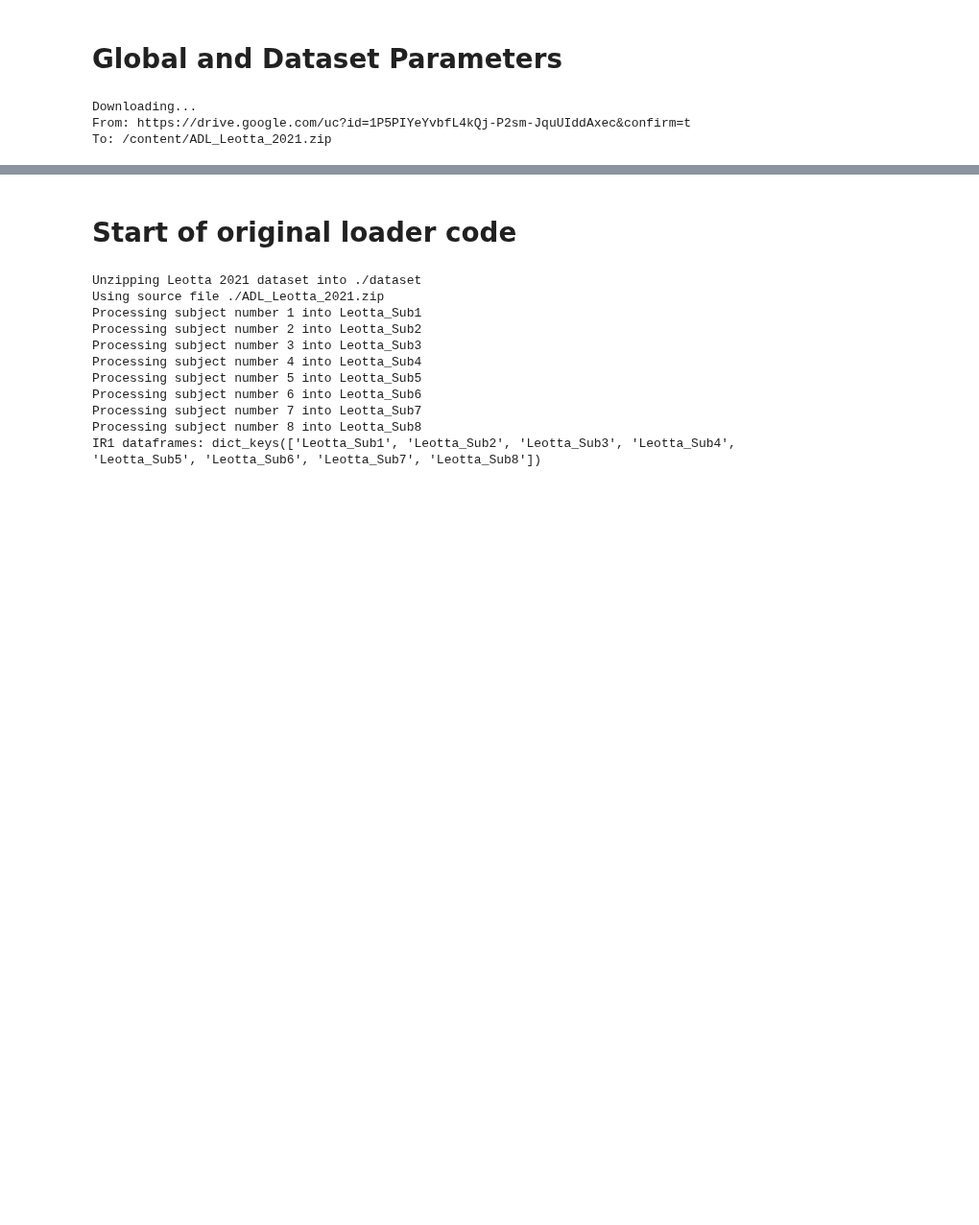
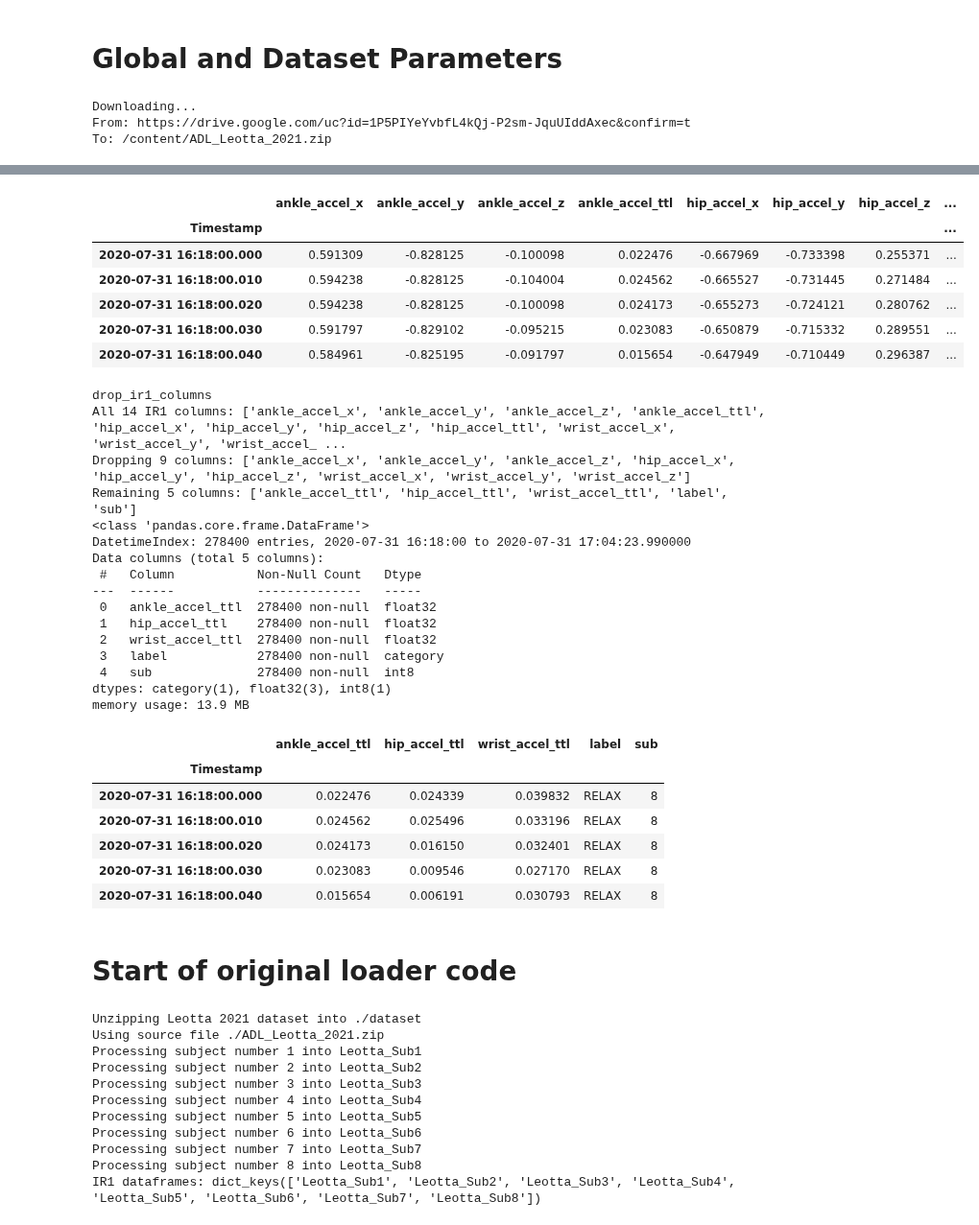
Before and after one commit to imics-lab/load_data_time_series, a Jupyter notebook: ADL/Leotta_2021/leotta_2021_load_dataset.ipynb, the cells around one changed output, grey strips where cells are left out. Shown at 96% size. Drawn from its saved outputs; the diff is of its cells as text; code cells hidden in the pictures; blank space fills up the shorter version.

Commit message:
minor checkin before moving drop columns to transforms

```diff
--- a/ADL/Leotta_2021/leotta_2021_load_dataset.ipynb
+++ b/ADL/Leotta_2021/leotta_2021_load_dataset.ipynb
@@ -72,15 +73,14 @@ verbose = True
 log_info = "" # a global to append dataset processing info
 
 # dataset parameters
-all_channel_list = ['accel_x', 'accel_y', 'accel_z','accel_ttl','bvp','eda','p_temp']
-# frequency = 32 - unlike some of the other loaders this is hardcoded due to
-# the unique sample freqencies that differ between the individual e4 sensors
-xforms.time_steps = 96 # three seconds at 32Hz
-xforms.stride = 32 # one second step for each sliding window
+xforms.time_steps = 300 # three seconds at 100Hz
+xforms.stride = 300 # no overlap of the sliding windows
+
+subj_alloc_dict = dict (train_subj = [1,2,7,8], valid_subj = [3,6], test_subj = [4,5])
+
 # The label_map_<dataset> contains a mapping from strings to ints for all
 # possible labels in the entire dataset.   This allows for predictable conversion
 # regardless of the slices.
-subj_alloc_dict = dict (train_subj = [1,2,7,8], valid_subj = [3,6], test_subj = [4,5])
 label_map_leotta = {"label":     {'OTHER':0,'RELAX':1,'KEYBOARD_WRITING':2,
                                   'LAPTOP':3,'HANDWRITING':4,'HANDWASHING':5,
                                   'FACEWASHING':6,'TEETHBRUSH':7,'SWEEPING':8,
@@ -89,7 +89,9 @@ label_map_leotta = {"label":     {'OTHER':0,'RELAX':1,'KEYBOARD_WRITING':2,
                                   'WALKING_FAST':15,'UPSTAIRS_FAST':16,
                                   'UPSTAIRS':17}} # from README.txt
 # %%
-interactive = False # runs when saved as .py, skip cell if developing/debugging
+# runs when saved as .py, skip cell if developing/debugging
+interactive = False
+verbose = False # note this can be changed after import using xforms.verbose = True
 # %%
 # Please go to https://dataverse.harvard.edu/dataset.xhtml?persistentId=doi:10.7910/DVN/G23QTS
 # to read through the terms and also find the proper citations if you use this dataset.
@@ -245,6 +338,70 @@ if interactive:
         display(df.head())
         break # just want one
     verbose = True
+# %%
+# this was originally in PSG-Audio - simple but minimally tested because I'm
+# afraid there will be too many other dependencies that need to change.
+# Updated/tested a version in Leotta before move into xforms.
+def drop_ir1_columns(df, drop_col_list):
+    """Used to remove IR1 columns, typically channels or labels that are not
+    required.   Benefit is that IR1 dataframes have named columns and by doing
+    this early it will save time and memory later.  There is a similar transform
+    for IR2/IR3 numpy arrays.   Hint:  To display full column list call with
+    empty drop_col_list and verbose = True
+    Args:
+        df = an IR1 format dataframe
+        drop_column_list = list of columns to drop ex ['accel_x','accel_y']
+    Returns:
+        df = updated IR1 sans columns"""
+    # TODO:  a lot of error checking should be added here
+    temp_all_cols = list(df)
+    keep_ch_list = [x for x in temp_all_cols if x not in drop_col_list]
+    if verbose:
+        print('drop_ir1_columns')
+        print('All',len(temp_all_cols),'IR1 columns:', temp_all_cols)
+        print('Dropping',len(drop_col_list),'columns:', drop_col_list)
+        print('Remaining',len(keep_ch_list),'columns:', keep_ch_list)
+    df = df[keep_ch_list]
+    return df
+if interactive:
+    leotta_comp_accel = ['ankle_accel_x', 'ankle_accel_y', 'ankle_accel_z',
+                         'hip_accel_x', 'hip_accel_y', 'hip_accel_z',
+                         'wrist_accel_x', 'wrist_accel_y', 'wrist_accel_z']
+    display(df_temp.head())
+    df_new = drop_ir1_columns(df_temp, drop_col_list = leotta_comp_accel)
+    df_new.info()
+    display(df_new.head())
+# %% [output]
+|  | ankle_accel_x | ankle_accel_y | ankle_accel_z | ankle_accel_ttl | hip_accel_x | hip_accel_y | hip_accel_z | ... |
+| Timestamp |  |  |  |  |  |  |  | ... |
+| 2020-07-31 16:18:00.000 | 0.591309 | -0.828125 | -0.100098 | 0.022476 | -0.667969 | -0.733398 | 0.255371 | ... |
+| 2020-07-31 16:18:00.010 | 0.594238 | -0.828125 | -0.104004 | 0.024562 | -0.665527 | -0.731445 | 0.271484 | ... |
+| 2020-07-31 16:18:00.020 | 0.594238 | -0.828125 | -0.100098 | 0.024173 | -0.655273 | -0.724121 | 0.280762 | ... |
+| 2020-07-31 16:18:00.030 | 0.591797 | -0.829102 | -0.095215 | 0.023083 | -0.650879 | -0.715332 | 0.289551 | ... |
+| 2020-07-31 16:18:00.040 | 0.584961 | -0.825195 | -0.091797 | 0.015654 | -0.647949 | -0.710449 | 0.296387 | ... |
+drop_ir1_columns
+All 14 IR1 columns: ['ankle_accel_x', 'ankle_accel_y', 'ankle_accel_z', 'ankle_accel_ttl', 'hip_accel_x', 'hip_accel_y', 'hip_accel_z', 'hip_accel_ttl', 'wrist_accel_x', 'wrist_accel_y', 'wrist_accel_ ...
+Dropping 9 columns: ['ankle_accel_x', 'ankle_accel_y', 'ankle_accel_z', 'hip_accel_x', 'hip_accel_y', 'hip_accel_z', 'wrist_accel_x', 'wrist_accel_y', 'wrist_accel_z']
+Remaining 5 columns: ['ankle_accel_ttl', 'hip_accel_ttl', 'wrist_accel_ttl', 'label', 'sub']
+<class 'pandas.core.frame.DataFrame'>
+DatetimeIndex: 278400 entries, 2020-07-31 16:18:00 to 2020-07-31 17:04:23.990000
+Data columns (total 5 columns):
+ #   Column           Non-Null Count   Dtype
+---  ------           --------------   -----
+ 0   ankle_accel_ttl  278400 non-null  float32
+ 1   hip_accel_ttl    278400 non-null  float32
+ 2   wrist_accel_ttl  278400 non-null  float32
+ 3   label            278400 non-null  category
+ 4   sub              278400 non-null  int8
+dtypes: category(1), float32(3), int8(1)
+memory usage: 13.9 MB
+|  | ankle_accel_ttl | hip_accel_ttl | wrist_accel_ttl | label | sub |
+| Timestamp |  |  |  |  |  |
+| 2020-07-31 16:18:00.000 | 0.022476 | 0.024339 | 0.039832 | RELAX | 8 |
+| 2020-07-31 16:18:00.010 | 0.024562 | 0.025496 | 0.033196 | RELAX | 8 |
+| 2020-07-31 16:18:00.020 | 0.024173 | 0.016150 | 0.032401 | RELAX | 8 |
+| 2020-07-31 16:18:00.030 | 0.023083 | 0.009546 | 0.027170 | RELAX | 8 |
+| 2020-07-31 16:18:00.040 | 0.015654 | 0.006191 | 0.030793 | RELAX | 8 |
 # %% [markdown]
 # Start of original loader code
 # %%
```
Also changed, not shown: parts of 7 cells of this notebook.
